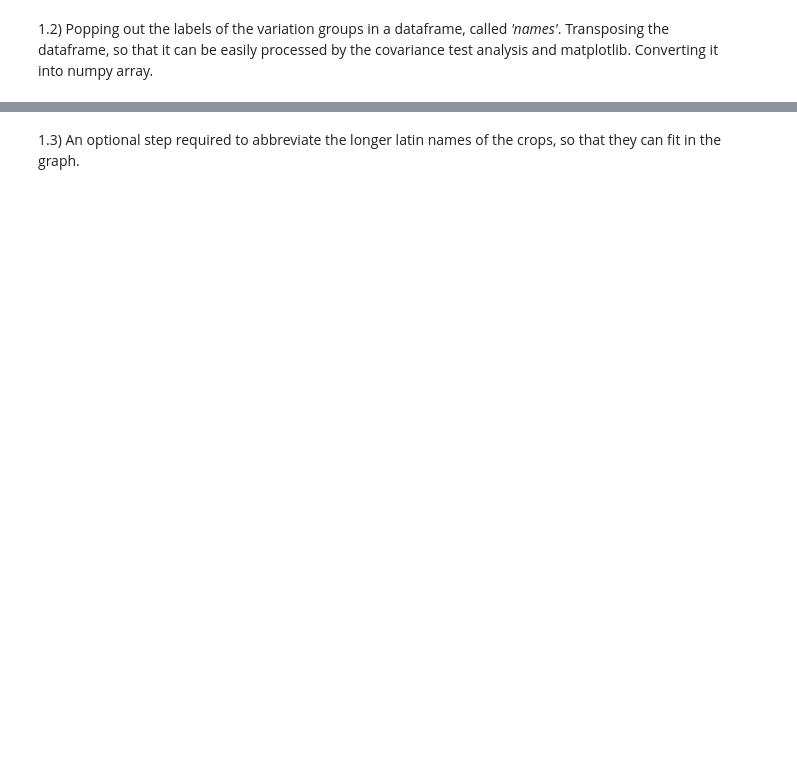
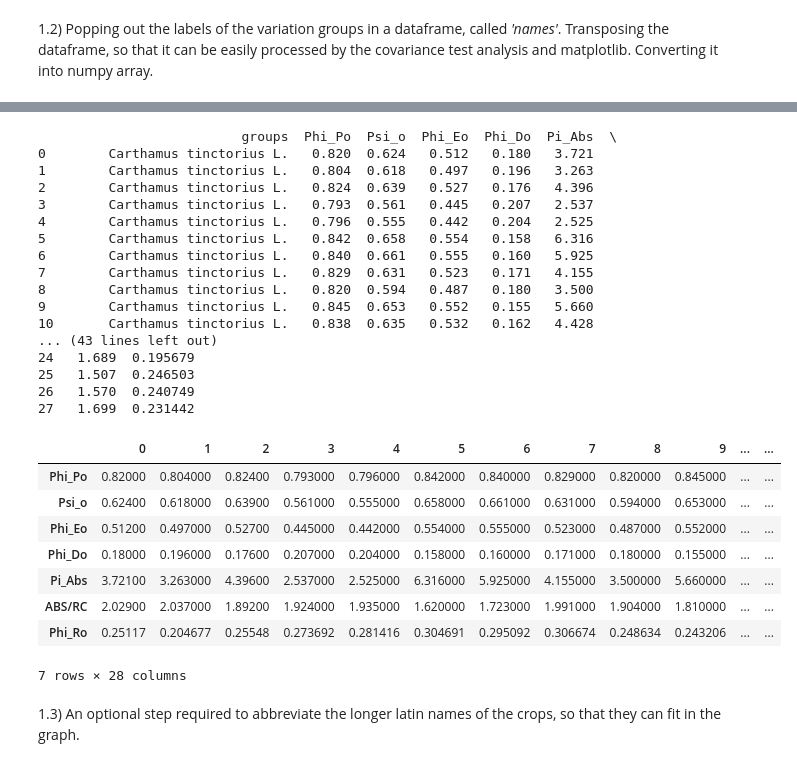
Before and after one commit to MKolaksazov/Data-Science, a Jupyter notebook: Colab code (graphs)/Tukey_test_letters.ipynb, the cells around one changed output, grey strips where cells are left out. Cells and saved outputs as stored; diff of their text form; code cells hidden in the pictures; blank space fills up the shorter version.

```diff
--- a/Colab code (graphs)/Tukey_test_letters.ipynb
+++ b/Colab code (graphs)/Tukey_test_letters.ipynb
@@ -64,3 +80,14 @@ import pandas as pd
 import numpy as np
 # exp_0726_OJIP_p
 df = pd.read_csv(csv_file, delimiter='\t', decimal=',') # delimiter '\t' or ';'
+# %%
+#AUTO SORTING (working not very well)
+'''
+# Add of a column containing a numbered version of the index
+df['indexNumber'] = [int(i.split('_')[-1]) for i in df.index]
+# Perform sort of the rows
+df.sort(['indexNumber'], ascending = [True], inplace = True)
+# Deletion of the added column
+df.drop('indexNumber', 1, inplace = True)
+'''
+#print(sorted(l, key=lambda s: int(re.search(r'file(\d+)', s).groups()[0])))
@@ -94,3 +113,48 @@ transposed_df
+# %%
+df = df.dropna()
+try:
+    df = df.sort_values(by = 'index', axis=0, ascending=True)
+    sorting_labels='Index'
+except:
+    sorting_labels='Variant'
+'''
+for i in (1, 2, 4, 5):
+    mask = df['index'].values == i
+    df = df[~mask]
+'''
+# print the resulting DataFrame
+print(df)
+named = np.array(df.pop('groups'))
+#index = np.array(df.pop('index'))
+transposed_df = df.T
+transposed_df
+# %% [output]
+                          groups  Phi_Po  Psi_o  Phi_Eo  Phi_Do  Pi_Abs  \
+0        Carthamus tinctorius L.   0.820  0.624   0.512   0.180   3.721
+1        Carthamus tinctorius L.   0.804  0.618   0.497   0.196   3.263
+2        Carthamus tinctorius L.   0.824  0.639   0.527   0.176   4.396
+3        Carthamus tinctorius L.   0.793  0.561   0.445   0.207   2.537
+4        Carthamus tinctorius L.   0.796  0.555   0.442   0.204   2.525
+5        Carthamus tinctorius L.   0.842  0.658   0.554   0.158   6.316
+6        Carthamus tinctorius L.   0.840  0.661   0.555   0.160   5.925
+7        Carthamus tinctorius L.   0.829  0.631   0.523   0.171   4.155
+8        Carthamus tinctorius L.   0.820  0.594   0.487   0.180   3.500
+9        Carthamus tinctorius L.   0.845  0.653   0.552   0.155   5.660
+10       Carthamus tinctorius L.   0.838  0.635   0.532   0.162   4.428
+... (43 lines left out)
+24   1.689  0.195679
+25   1.507  0.246503
+26   1.570  0.240749
+27   1.699  0.231442
+|  | 0 | 1 | 2 | 3 | 4 | 5 | 6 | 7 | 8 | 9 | ... | ... |
+| Phi_Po | 0.82000 | 0.804000 | 0.82400 | 0.793000 | 0.796000 | 0.842000 | 0.840000 | 0.829000 | 0.820000 | 0.845000 | ... | ... |
+| Psi_o | 0.62400 | 0.618000 | 0.63900 | 0.561000 | 0.555000 | 0.658000 | 0.661000 | 0.631000 | 0.594000 | 0.653000 | ... | ... |
+| Phi_Eo | 0.51200 | 0.497000 | 0.52700 | 0.445000 | 0.442000 | 0.554000 | 0.555000 | 0.523000 | 0.487000 | 0.552000 | ... | ... |
+| Phi_Do | 0.18000 | 0.196000 | 0.17600 | 0.207000 | 0.204000 | 0.158000 | 0.160000 | 0.171000 | 0.180000 | 0.155000 | ... | ... |
+| Pi_Abs | 3.72100 | 3.263000 | 4.39600 | 2.537000 | 2.525000 | 6.316000 | 5.925000 | 4.155000 | 3.500000 | 5.660000 | ... | ... |
+| ABS/RC | 2.02900 | 2.037000 | 1.89200 | 1.924000 | 1.935000 | 1.620000 | 1.723000 | 1.991000 | 1.904000 | 1.810000 | ... | ... |
+| Phi_Ro | 0.25117 | 0.204677 | 0.25548 | 0.273692 | 0.281416 | 0.304691 | 0.295092 | 0.306674 | 0.248634 | 0.243206 | ... | ... |
+7 rows × 28 columns
 # %% [markdown]
 1.3) An optional step required to abbreviate the longer latin names of the crops, so that they can fit in the graph.
 # %%
```
Also changed, not shown: parts of 31 cells of this notebook.
